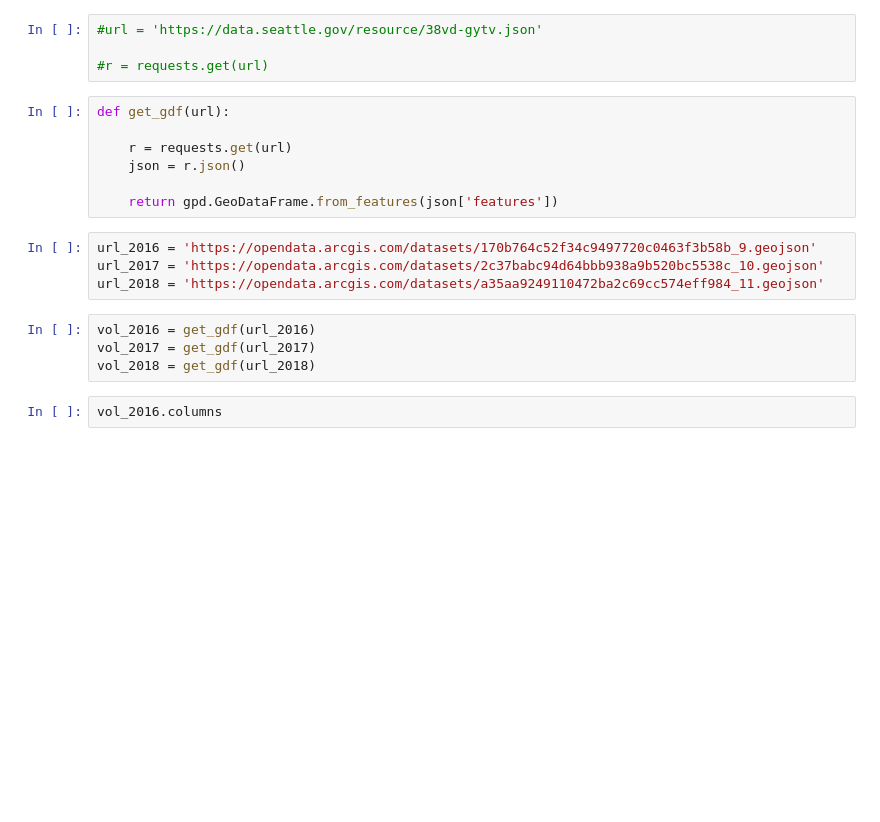
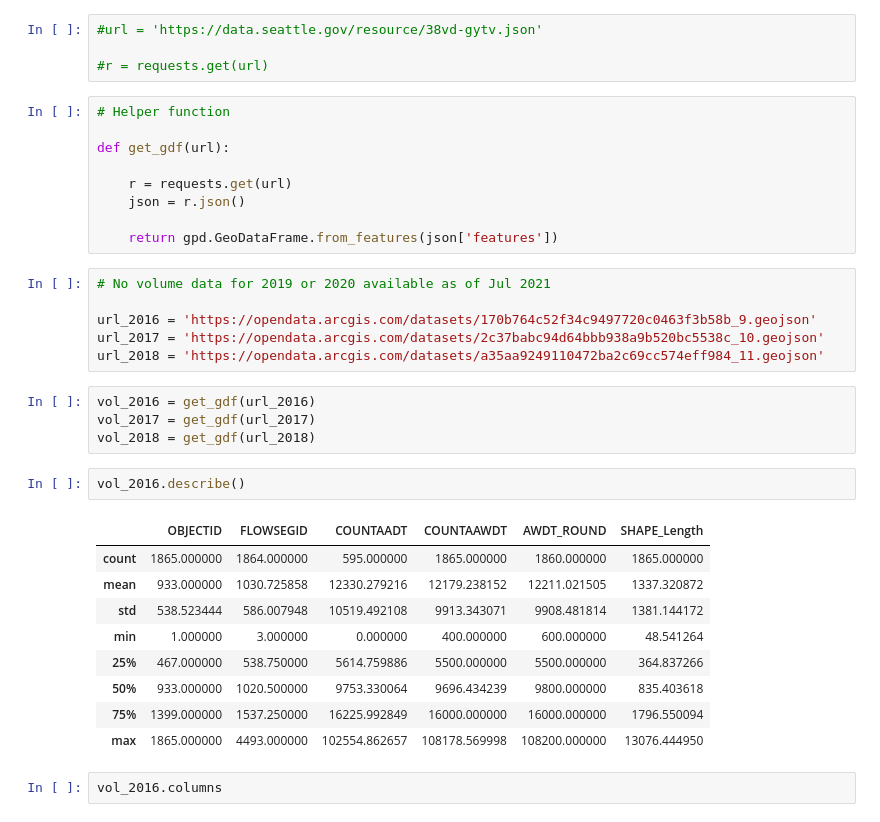
Before and after one commit to emi90/bike-index, a Jupyter notebook: Street-Data-Pt2.ipynb, the cells around one changed output. Saved outputs shown, nothing was run; the diff lists cells and outputs as text; blank space fills up the shorter version.

Commit message:
Updated volume prep

```diff
--- a/Street-Data-Pt2.ipynb
+++ b/Street-Data-Pt2.ipynb
@@ -41,6 +57,8 @@ crashes_merged['line_i'].groupby(crashes_merged.DATETIME.dt.year).count().plot(k
 
 #r = requests.get(url)
 # %%
+# Helper function
+
 def get_gdf(url):
 
     r = requests.get(url)
@@ -48,6 +66,8 @@ def get_gdf(url):
 
     return gpd.GeoDataFrame.from_features(json['features'])
 # %%
+# No volume data for 2019 or 2020 available as of Jul 2021
+
 url_2016 = 'https://opendata.arcgis.com/datasets/170b764c52f34c9497720c0463f3b58b_9.geojson'
 url_2017 = 'https://opendata.arcgis.com/datasets/2c37babc94d64bbb938a9b520bc5538c_10.geojson'
 url_2018 = 'https://opendata.arcgis.com/datasets/a35aa9249110472ba2c69cc574eff984_11.geojson'
@@ -55,6 +75,18 @@ url_2018 = 'https://opendata.arcgis.com/datasets/a35aa9249110472ba2c69cc574eff98
 vol_2016 = get_gdf(url_2016)
 vol_2017 = get_gdf(url_2017)
 vol_2018 = get_gdf(url_2018)
+# %%
+vol_2016.describe()
+# %% [output]
+|  | OBJECTID | FLOWSEGID | COUNTAADT | COUNTAAWDT | AWDT_ROUND | SHAPE_Length |
+| count | 1865.000000 | 1864.000000 | 595.000000 | 1865.000000 | 1860.000000 | 1865.000000 |
+| mean | 933.000000 | 1030.725858 | 12330.279216 | 12179.238152 | 12211.021505 | 1337.320872 |
+| std | 538.523444 | 586.007948 | 10519.492108 | 9913.343071 | 9908.481814 | 1381.144172 |
+| min | 1.000000 | 3.000000 | 0.000000 | 400.000000 | 600.000000 | 48.541264 |
+| 25% | 467.000000 | 538.750000 | 5614.759886 | 5500.000000 | 5500.000000 | 364.837266 |
+| 50% | 933.000000 | 1020.500000 | 9753.330064 | 9696.434239 | 9800.000000 | 835.403618 |
+| 75% | 1399.000000 | 1537.250000 | 16225.992849 | 16000.000000 | 16000.000000 | 1796.550094 |
+| max | 1865.000000 | 4493.000000 | 102554.862657 | 108178.569998 | 108200.000000 | 13076.444950 |
 # %%
 vol_2016.columns
 # %% [output]
```
Also changed, not shown: parts of 34 cells of this notebook, 1 other file.
